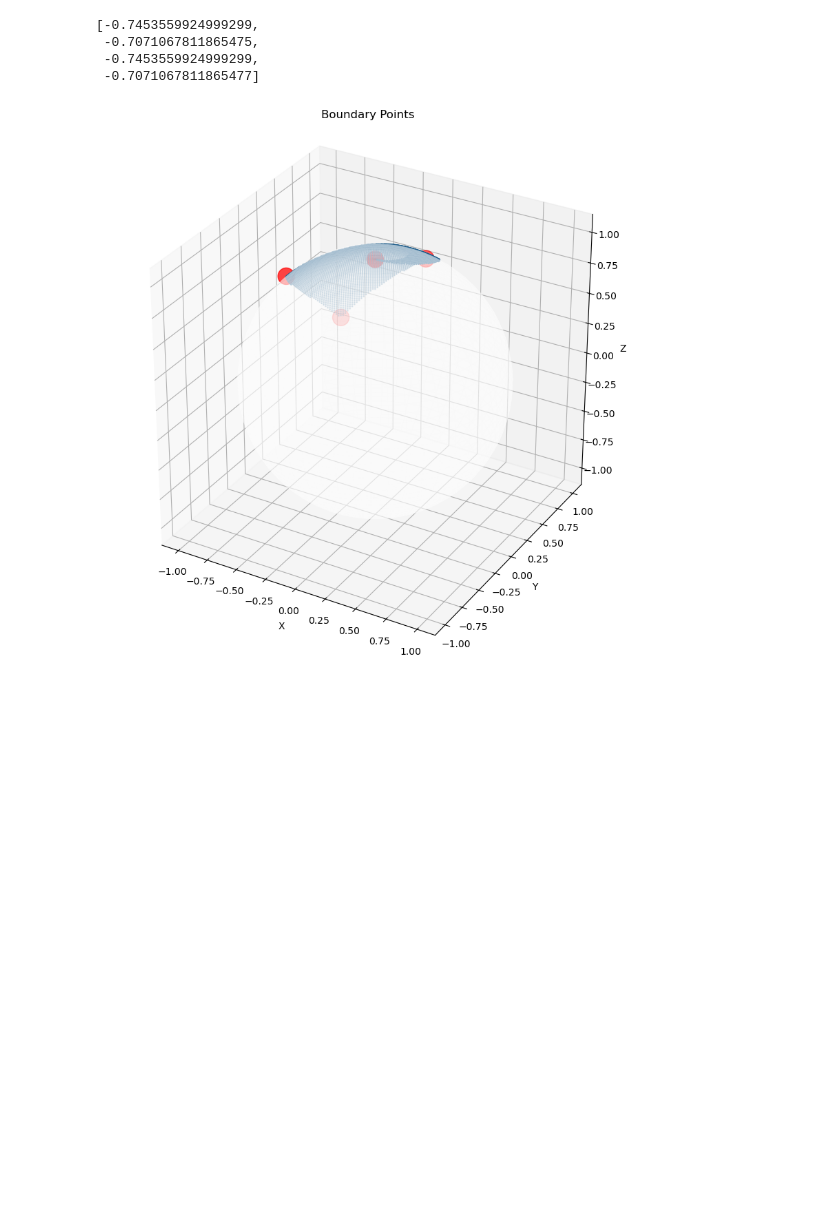
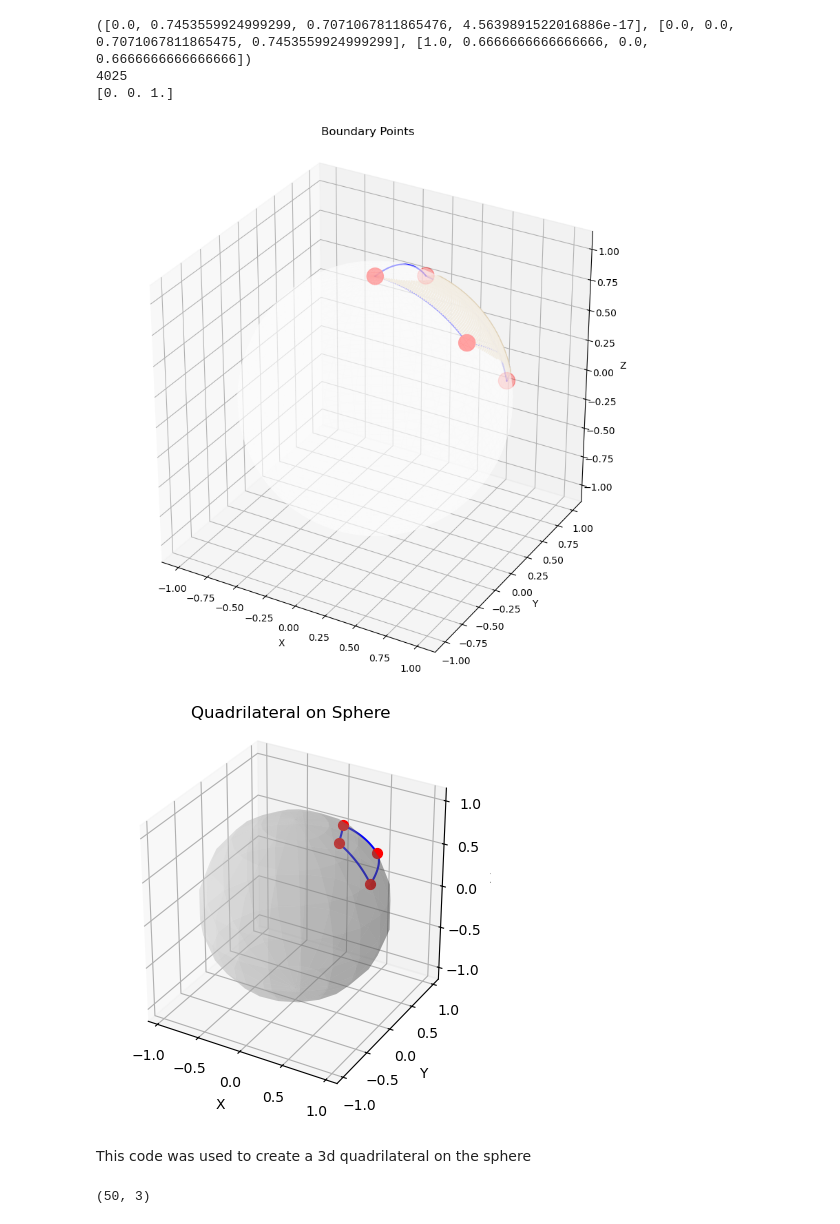
Before and after one commit to sshashwat144/healpix_cpp, a Jupyter notebook: Debugging_Wrapping.ipynb, the cells around one changed output. Drawn from its saved outputs; the diff is of its cells as text; code cells hidden in the pictures; blank space fills up the shorter version.

```diff
--- a/Debugging_Wrapping.ipynb
+++ b/Debugging_Wrapping.ipynb
@@ -145,12 +176,8 @@ array([[135.       ,  90.       ,   0.       , 180.       ],
        [ 90.       , 131.8103149, 180.       , 131.8103149]])
-# %%
-x_coor
-# %% [output]
-[-0.7453559924999299,
- -0.7071067811865475,
- -0.7453559924999299,
- -0.7071067811865477]
 # %%
-main(0, 1)
+main(0, 0)
 # %% [output]
+([0.0, 0.7453559924999299, 0.7071067811865476, 4.5639891522016886e-17], [0.0, 0.0, 0.7071067811865475, 0.7453559924999299], [1.0, 0.6666666666666666, 0.0, 0.6666666666666666])
+4025
+[0. 0. 1.]
-[figure, old version]
+[figure, new version]
@@ -156,0 +207,52 @@ main(0, 1)
+# %%
+import matplotlib.pyplot as plt
+from mpl_toolkits.mplot3d import Axes3D
+
+
+# Example: Define four points on the sphere
+p1 = spherical_to_cartesian(30, 0)
+p2 = spherical_to_cartesian(30, 45)
+p3 = spherical_to_cartesian(60, 45)
+p4 = spherical_to_cartesian(60, 0)
+
+# Generate points for each side of the quadrilateral
+arc12 = great_circle_arc(p1, p2)
+arc23 = great_circle_arc(p2, p3)
+arc34 = great_circle_arc(p3, p4)
+arc41 = great_circle_arc(p4, p1)
+fig = plt.figure()
+ax = fig.add_subplot(111, projection='3d')
+
+# Plot the sphere
+u, v = np.mgrid[0:2*np.pi:20j, 0:np.pi:10j]
+x = np.cos(u)*np.sin(v)
+y = np.sin(u)*np.sin(v)
+z = np.cos(v)
+ax.plot_surface(x, y, z, color="lightgray", alpha=0.3)
+
+# Plot the arcs
+ax.plot(arc12[:, 0], arc12[:, 1], arc12[:, 2], color='blue')
+ax.plot(arc23[:, 0], arc23[:, 1], arc23[:, 2], color='blue')
+ax.plot(arc34[:, 0], arc34[:, 1], arc34[:, 2], color='blue')
+ax.plot(arc41[:, 0], arc41[:, 1], arc41[:, 2], color='blue')
+
+# Plot the points
+ax.scatter(*p1, color='red', s=50)
+ax.scatter(*p2, color='red', s=50)
+ax.scatter(*p3, color='red', s=50)
+ax.scatter(*p4, color='red', s=50)
+
+ax.set_xlabel('X')
+ax.set_ylabel('Y')
+ax.set_zlabel('Z')
+ax.set_title('Quadrilateral on Sphere')
+ax.set_aspect('equal')  # Ensure the sphere appears spherical
+plt.show()
+# %% [output]
+[figure, added]
+# %% [markdown]
+This code was used to create a 3d quadrilateral on the sphere
+# %%
+np.shape(arc12)
+# %% [output]
+(50, 3)
```
Also changed, not shown: parts of 16 cells of this notebook.
